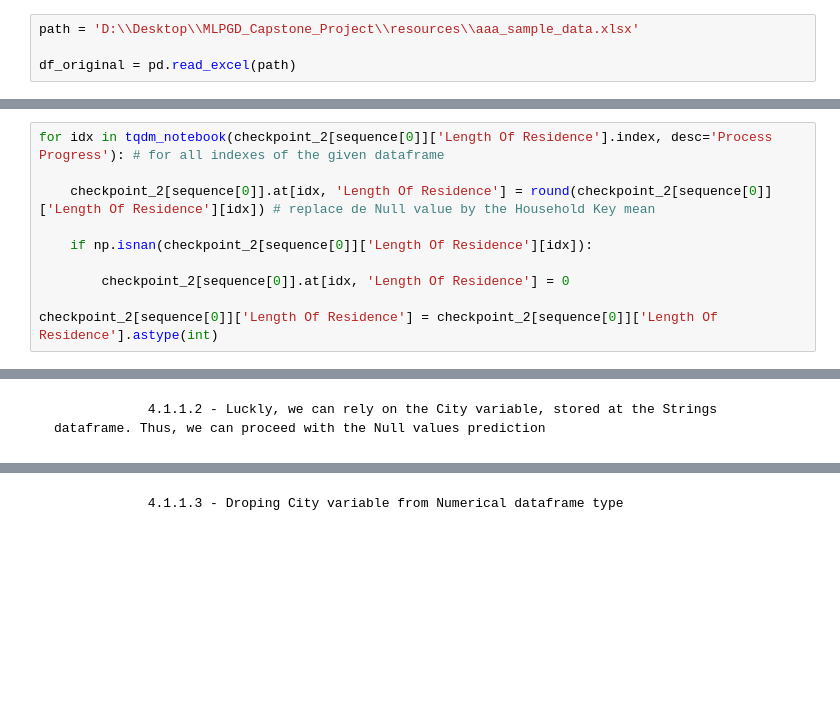
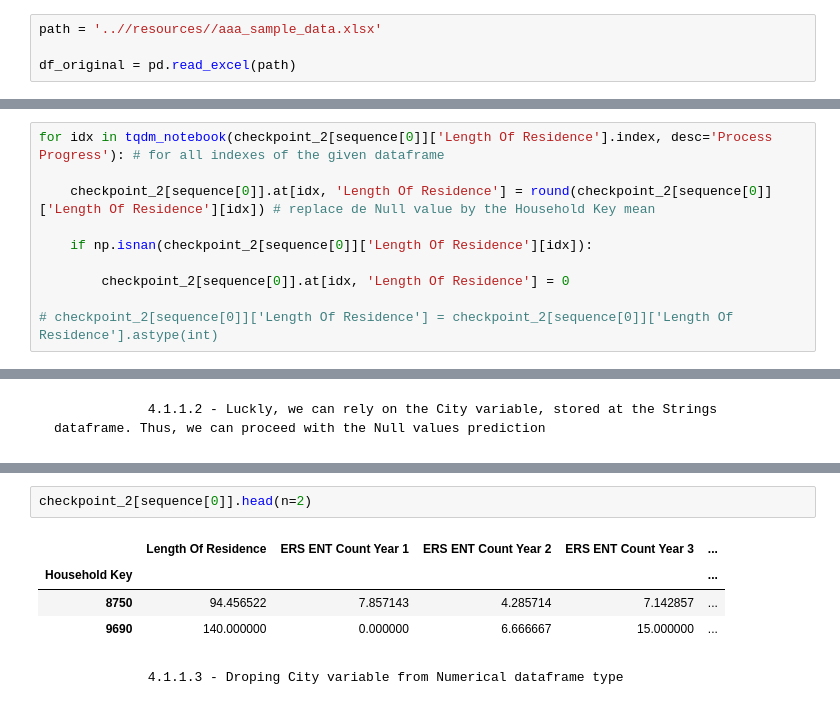
Before and after one commit to mllogeo/MLPGD_Capstone_Project, a Jupyter notebook: scripts/main.ipynb, the cells around one changed output, grey strips where cells are left out. Drawn from its saved outputs; the diff is of its cells as text; blank space fills up the shorter version.

```diff
--- a/scripts/main.ipynb
+++ b/scripts/main.ipynb
@@ -22,7 +27,7 @@ pd.set_option('display.max_rows', None)
 # %% [markdown]
 ## 1 - Read Default Data
 # %%
-path = 'D:\\Desktop\\MLPGD_Capstone_Project\\resources\\aaa_sample_data.xlsx'
+path = '..//resources//aaa_sample_data.xlsx'
 
 df_original = pd.read_excel(path)
 # %% [markdown]
@@ -459,4 +604,4 @@ for idx in tqdm_notebook(checkpoint_2[sequence[0]]['Length Of Residence'].index,
 
         checkpoint_2[sequence[0]].at[idx, 'Length Of Residence'] = 0
 
-checkpoint_2[sequence[0]]['Length Of Residence'] = checkpoint_2[sequence[0]]['Length Of Residence'].astype(int)
+# checkpoint_2[sequence[0]]['Length Of Residence'] = checkpoint_2[sequence[0]]['Length Of Residence'].astype(int)
@@ -481,3 +636,10 @@ for idx in tqdm_notebook(checkpoint_2[sequence[0]].index, desc='Process Progress
+# %%
+checkpoint_2[sequence[0]].head(n=2)
+# %% [output]
+|  | Length Of Residence | ERS ENT Count Year 1 | ERS ENT Count Year 2 | ERS ENT Count Year 3 | ... |
+| Household Key |  |  |  |  | ... |
+| 8750 | 94.456522 | 7.857143 | 4.285714 | 7.142857 | ... |
+| 9690 | 140.000000 | 0.000000 | 6.666667 | 15.000000 | ... |
 # %% [markdown]
                 4.1.1.3 - Droping City variable from Numerical dataframe type
 # %%
```
Also changed, not shown: parts of 67 cells of this notebook.
